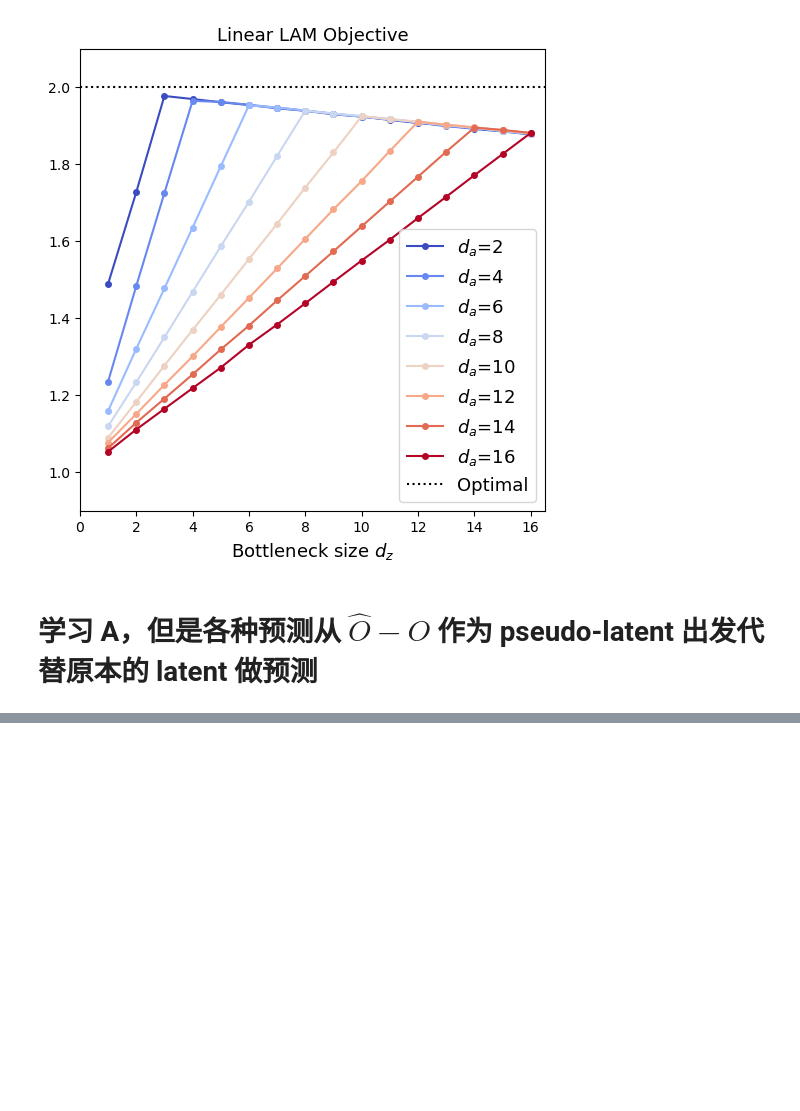
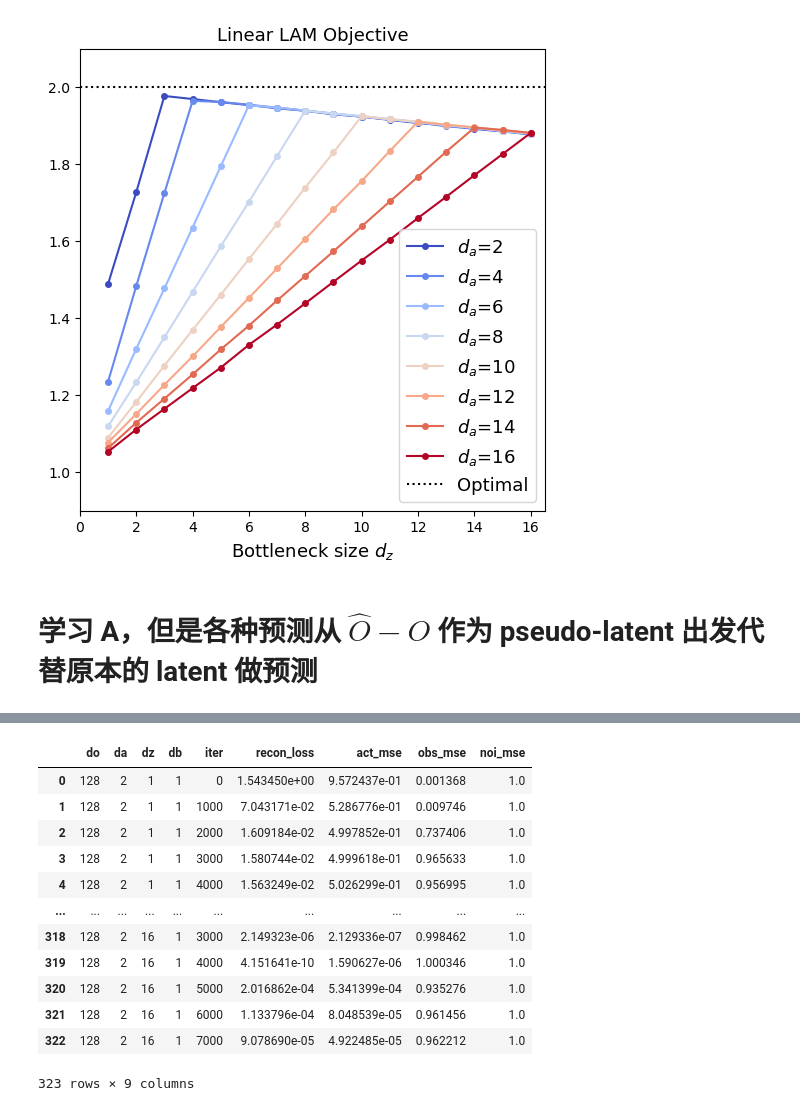
Before and after one commit to zhangchuheng123/LinearLAM, a Jupyter notebook: script20250319_new_4_1.ipynb, the cells around one changed output, grey strips where cells are left out. Drawn from its saved outputs; the diff is of its cells as text; code cells hidden in the pictures; blank space fills up the shorter version.

```diff
--- a/script20250319_new_4_1.ipynb
+++ b/script20250319_new_4_1.ipynb
@@ -102,0 +103,18 @@ plt.legend(fontsize=13)
+# %%
+total_record = pd.read_csv('scripts/4_1_learnATrue_CDzeroFalse_psdlatentTrue.csv', index_col=0)
+# %%
+total_record
+# %% [output]
+|  | do | da | dz | db | iter | recon_loss | act_mse | obs_mse | noi_mse |
+| 0 | 128 | 2 | 1 | 1 | 0 | 1.543450e+00 | 9.572437e-01 | 0.001368 | 1.0 |
+| 1 | 128 | 2 | 1 | 1 | 1000 | 7.043171e-02 | 5.286776e-01 | 0.009746 | 1.0 |
+| 2 | 128 | 2 | 1 | 1 | 2000 | 1.609184e-02 | 4.997852e-01 | 0.737406 | 1.0 |
+| 3 | 128 | 2 | 1 | 1 | 3000 | 1.580744e-02 | 4.999618e-01 | 0.965633 | 1.0 |
+| 4 | 128 | 2 | 1 | 1 | 4000 | 1.563249e-02 | 5.026299e-01 | 0.956995 | 1.0 |
+| ... | ... | ... | ... | ... | ... | ... | ... | ... | ... |
+| 318 | 128 | 2 | 16 | 1 | 3000 | 2.149323e-06 | 2.129336e-07 | 0.998462 | 1.0 |
+| 319 | 128 | 2 | 16 | 1 | 4000 | 4.151641e-10 | 1.590627e-06 | 1.000346 | 1.0 |
+| 320 | 128 | 2 | 16 | 1 | 5000 | 2.016862e-04 | 5.341399e-04 | 0.935276 | 1.0 |
+| 321 | 128 | 2 | 16 | 1 | 6000 | 1.133796e-04 | 8.048539e-05 | 0.961456 | 1.0 |
+| 322 | 128 | 2 | 16 | 1 | 7000 | 9.078690e-05 | 4.922485e-05 | 0.962212 | 1.0 |
+323 rows × 9 columns
```
Also changed, not shown: parts of 1 cell of this notebook, 11 other files.
